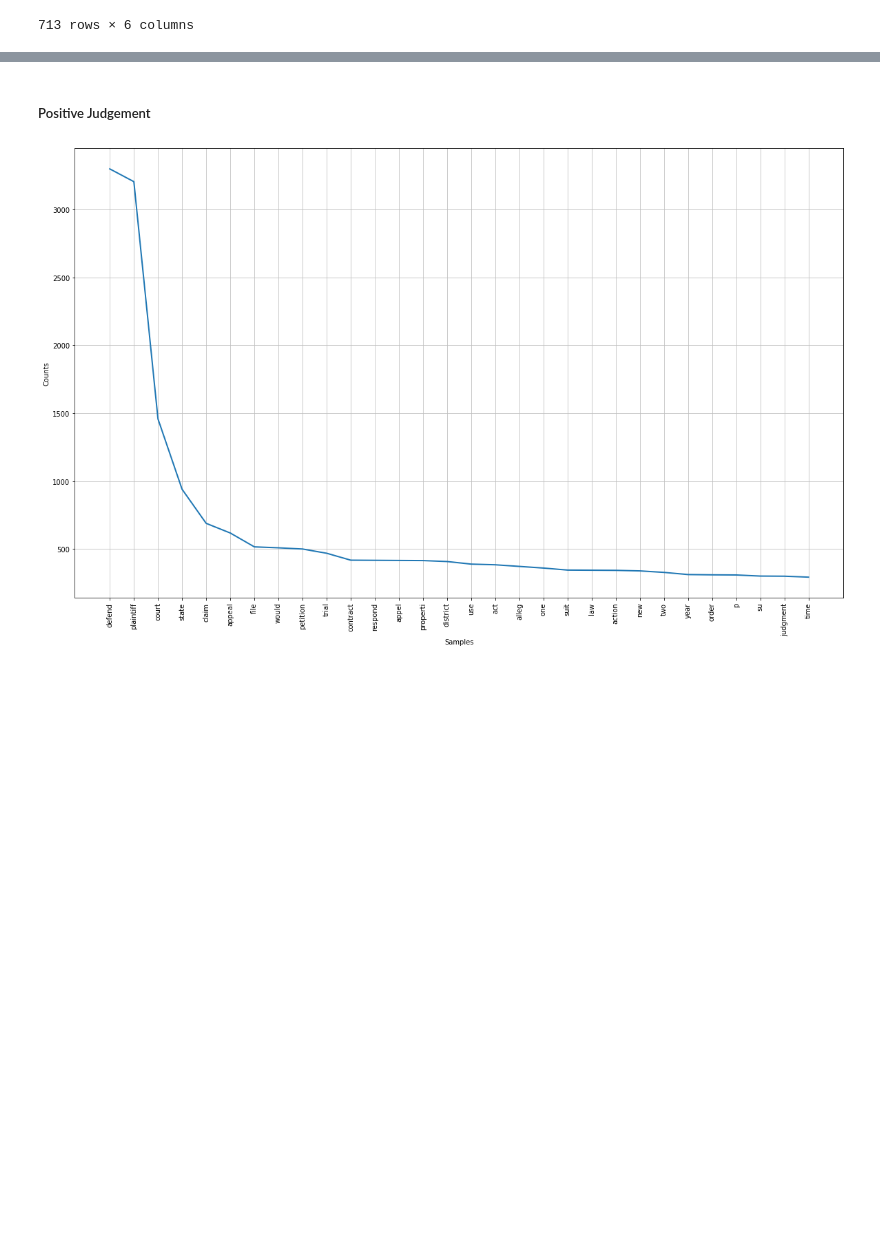
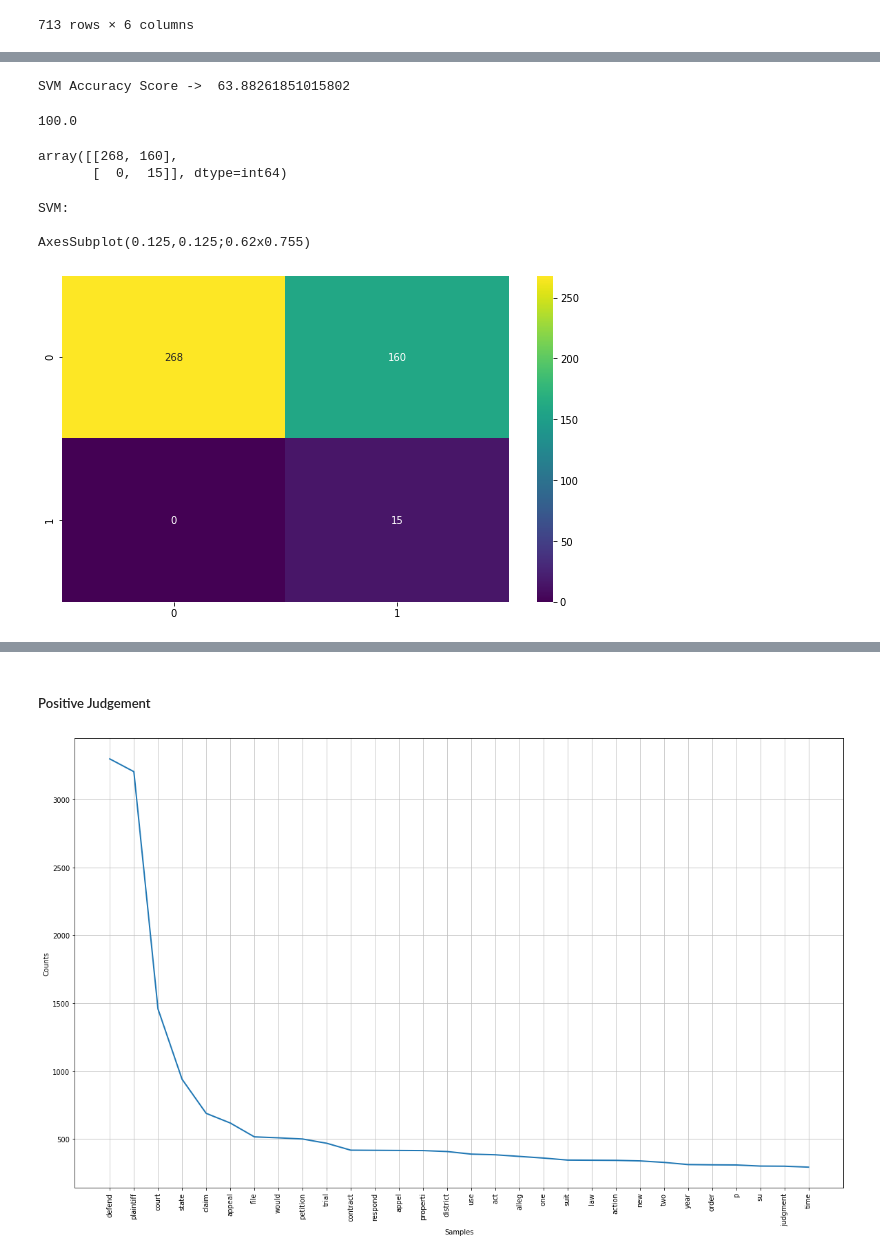
Before and after one commit to amandeepverma2908/-ML-LegalCounselorOfLaw, a Jupyter notebook: Legal.ipynb, the cells around one changed output, grey strips where cells are left out. Saved outputs shown, nothing was run; the diff lists cells and outputs as text; code cells hidden in the pictures; blank space fills up the shorter version.

```diff
--- a/Legal.ipynb
+++ b/Legal.ipynb
@@ -527,0 +654,32 @@ dtype('int64')
+# %%
+# Classifier - Algorithm - SVM
+# fit the training dataset on the classifier
+SVM = svm.SVC()
+SVM.fit(X_train,y_train)
+# predict the labels on validation dataset
+predictions_SVM = SVM.predict(X_test)
+# Use accuracy_score function to get the accuracy
+print("SVM Accuracy Score -> ",accuracy_score(predictions_SVM, y_test)*100)
+# %% [output]
+SVM Accuracy Score ->  63.88261851015802
+# %%
+print(accuracy_score(y_train, SVM.predict(X_train))*100)
+# %% [output]
+100.0
+# %%
+xs=confusion_matrix(predictions_SVM,y_test)
+ps=xs
+ps
+# %% [output]
+array([[268, 160],
+       [  0,  15]], dtype=int64)
+# %%
+print("SVM:\n")
+import seaborn as sns
+plt.figure(figsize=(10,6))
+print(sns.heatmap(ps, fmt='',annot=True,cmap='viridis'))
+# %% [output]
+SVM:
+
+AxesSubplot(0.125,0.125;0.62x0.755)
+[figure, added]
```
Also changed, not shown: parts of 103 cells of this notebook, 2 other files.
